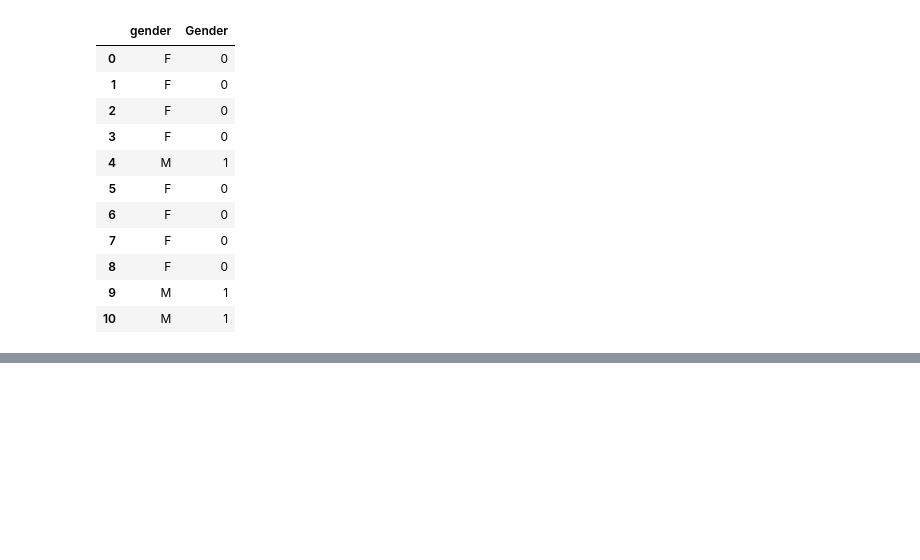
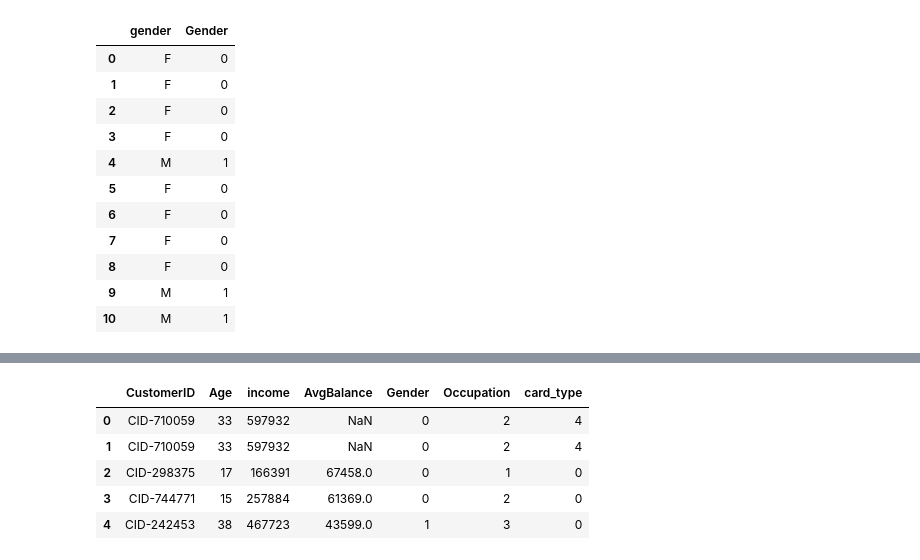
Before and after one commit to ritwizme/customer360, a Jupyter notebook: Untitled.ipynb, the cells around one changed output, grey strips where cells are left out. Saved outputs shown, nothing was run; the diff lists cells and outputs as text; code cells hidden in the pictures; blank space fills up the shorter version.

```diff
--- a/Untitled.ipynb
+++ b/Untitled.ipynb
@@ -108,0 +145,9 @@ df_final[["Oender", "occupation"]].head(11)
+# %%
+df_final2.head()
+# %% [output]
+|  | CustomerID | Age | income | AvgBalance | Gender | Occupation | card_type |
+| 0 | CID-710059 | 33 | 597932 | NaN | 0 | 2 | 4 |
+| 1 | CID-710059 | 33 | 597932 | NaN | 0 | 2 | 4 |
+| 2 | CID-298375 | 17 | 166391 | 67458.0 | 0 | 1 | 0 |
+| 3 | CID-744771 | 15 | 257884 | 61369.0 | 0 | 2 | 0 |
+| 4 | CID-242453 | 38 | 467723 | 43599.0 | 1 | 3 | 0 |
```
Also changed, not shown: parts of 8 cells of this notebook, 1 other file.
